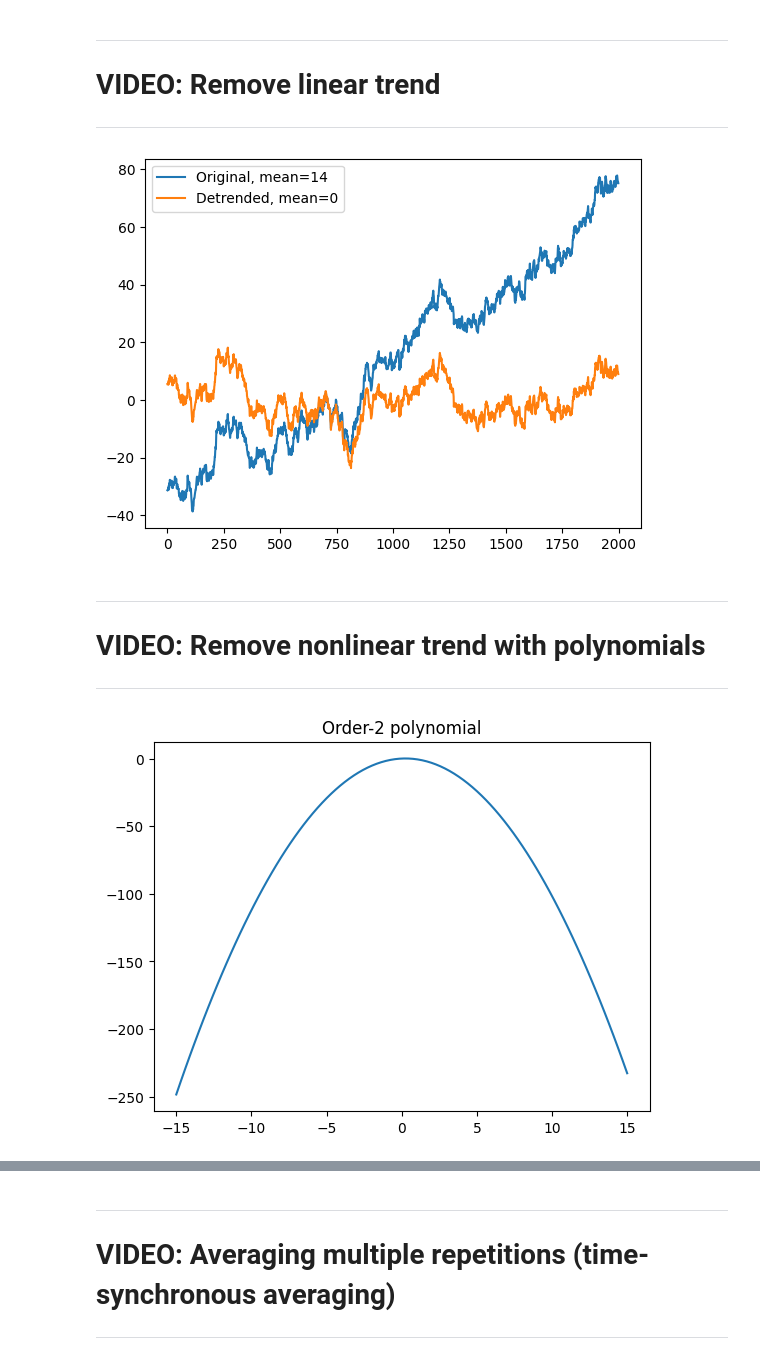
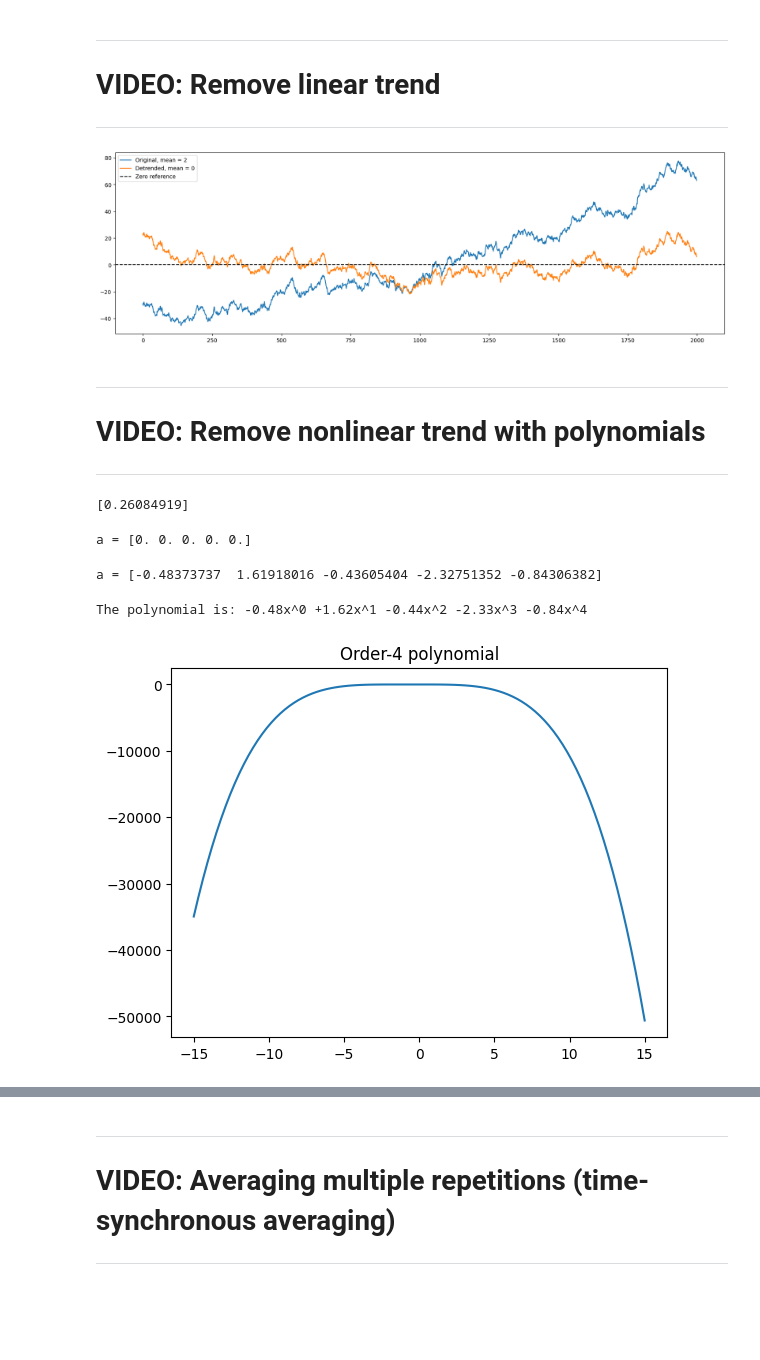
Before and after one commit to marzzelo/SignalProcessing, a Jupyter notebook: TimeSeriesDenoising/sigprocMXC_timeSeriesDenoising.ipynb, the cells around one changed output, grey strips where cells are left out. Drawn from its saved outputs; the diff is of its cells as text; code cells hidden in the pictures; blank space fills up the shorter version.

```diff
--- a/TimeSeriesDenoising/sigprocMXC_timeSeriesDenoising.ipynb
+++ b/TimeSeriesDenoising/sigprocMXC_timeSeriesDenoising.ipynb
@@ -425,46 +533,66 @@ plt.show()
 # VIDEO: Remove linear trend
 ---
 # %%
-# create signal with linear trend imposed
+from scipy.signal import detrend
+# create signal with linear trend imposed (imposed trend = linspace(-30,30, n))
 n = 2000
 signal = np.cumsum(np.random.randn(n)) + np.linspace(-30, 30, n)
 
-# linear detrending
-detsignal = scipy.signal.detrend(signal)
+# linear detrending. The detrend function removes the best linear fit from the signal
+detsignal = detrend(signal)
 
 # get means
 omean = np.mean(signal)  # original mean
 dmean = np.mean(detsignal)  # detrended mean
 
 # plot signal and detrended signal
-plt.plot(range(0, n), signal, label="Original, mean=%d" % omean)
-plt.plot(range(0, n), detsignal, label="Detrended, mean=%d" % dmean)
+plt.figure(figsize=(20, 6))
+plt.plot(range(0, n), signal, label="Original, mean = %d" % omean)
+plt.plot(range(0, n), detsignal, label="Detrended, mean = %d" % dmean)
+plt.axhline(0, color="k", linestyle="--", label="Zero reference")
 
 plt.legend()
 plt.show()
 # %% [output]
-[figure, old version]
+[figure, new version]
 # %% [markdown]
 
 ---
 # VIDEO: Remove nonlinear trend with polynomials
 ---
+# %%
+print(np.random.randn(1))
+# %% [output]
+[0.26084919]
 # %%
 ## polynomial intuition
 
-order = 2
+order = 4
 x = np.linspace(-15, 15, 100)
 
 y = np.zeros(len(x))
+a = np.zeros(order + 1)
+print(f'a = {a}')
 
 for i in range(order + 1):
-    y = y + np.random.randn(1) * x**i
+    a[i] = np.random.randn()
+    y = y + a[i] * x ** i
 
 plt.plot(x, y)
 plt.title("Order-%d polynomial" % order)
+print(f'a = {a}')
+
+poly_str = "The polynomial is: "
+for i in range(order + 1):
+    poly_str += ("+" if a[i] > 0 else "") + f"{a[i]:.2f}x^{i} "
+print(poly_str)
+
 plt.show()
 # %% [output]
+a = [0. 0. 0. 0. 0.]
+a = [-0.48373737  1.61918016 -0.43605404 -2.32751352 -0.84306382]
+The polynomial is: -0.48x^0 +1.62x^1 -0.44x^2 -2.33x^3 -0.84x^4
-[figure, old version]
+[figure, new version]
 # %%
 ## generate signal with slow polynomial artifact
 
```
Also changed, not shown: parts of 42 cells of this notebook, 3 other files.
